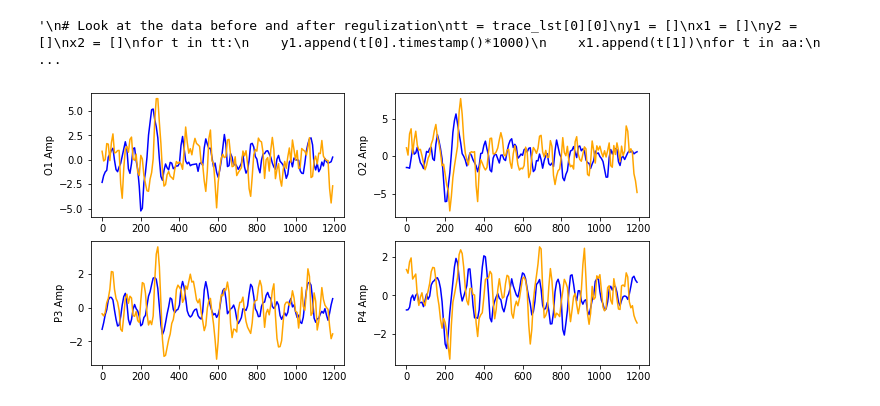
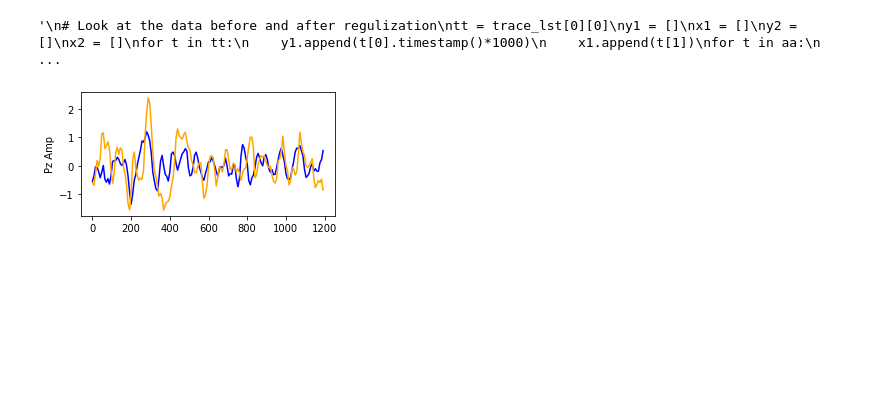
Before and after one commit to sari-saba-sadiya/cognitive-experiments-with-openbci-and-lsl, a Jupyter notebook: analysis/analyze_P300.ipynb, the cells around one changed output. Saved outputs shown, nothing was run; the diff lists cells and outputs as text; code cells hidden in the pictures; blank space fills up the shorter version.

```diff
--- a/analysis/analyze_P300.ipynb
+++ b/analysis/analyze_P300.ipynb
@@ -112,16 +112,16 @@ idx2 = np.where(np.array(markers_list) == 2)
 # %%
 xx = [ii*8 for ii in range(150)]
 # %%
-el_list = ['O1','O2','P3','P4']
+el_list = ['Pz']#['O1','O2','P3','P4']
 plt.figure(figsize=(10, 5))
 for ii,el in enumerate(el_list):
     ch = electrode_map[el]
     res = [[v for t, v in reg_trace_lst[idx][ch]] for idx in idx1[0].tolist()]
     array1 = np.array([np.array(epoch[:150]) for epoch in res])
     res = [[v for t, v in reg_trace_lst[idx][ch]] for idx in idx2[0].tolist()]
     array2 = np.array([np.array(epoch[:150]) for epoch in res])
     plt.subplot(2, 2, ii+1)
     plt.plot(xx, array1.mean(axis=0), 'blue', xx, array2.mean(axis=0), 'orange')
     plt.ylabel(el+' Amp')
 # %% [output]
-[figure, old version]
+[figure, new version]
```
Also changed, not shown: parts of 23 cells of this notebook.
